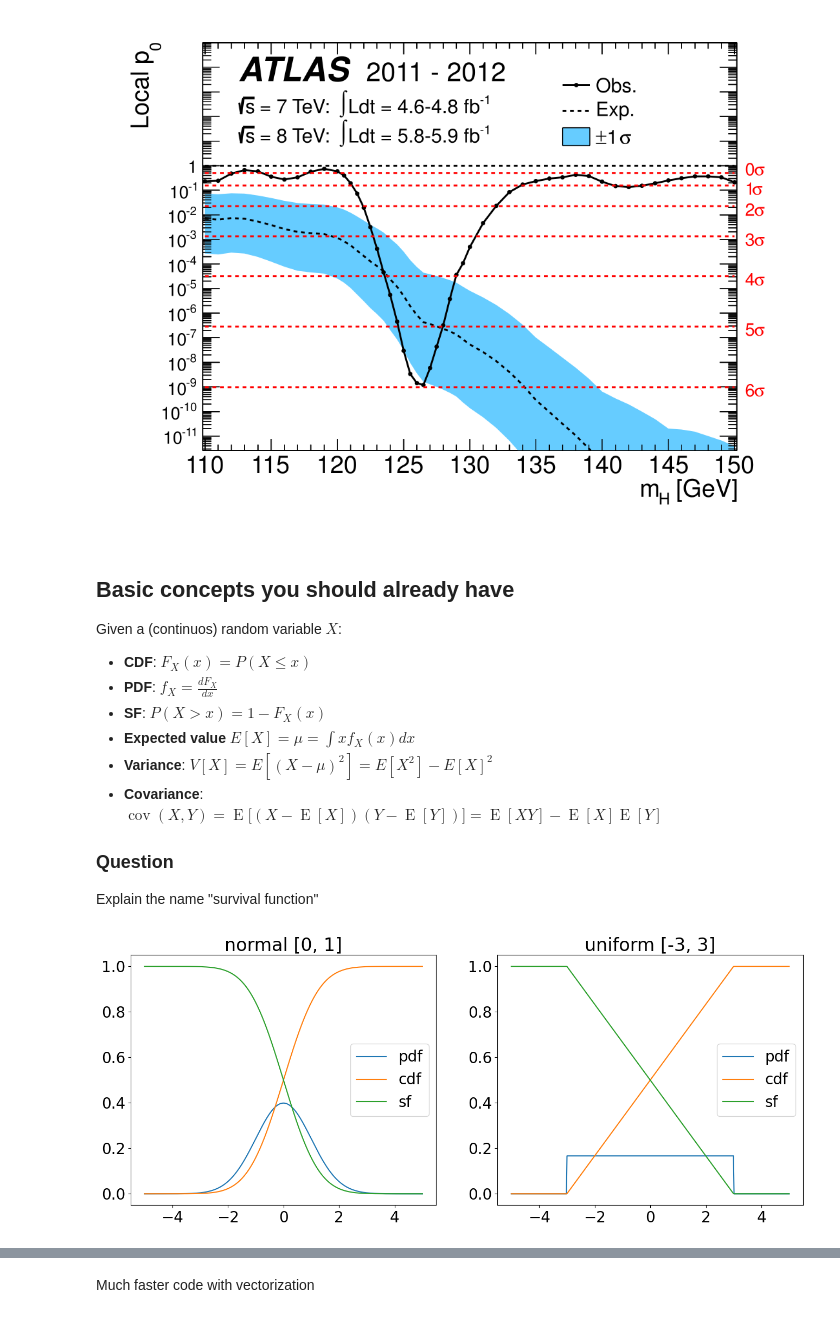
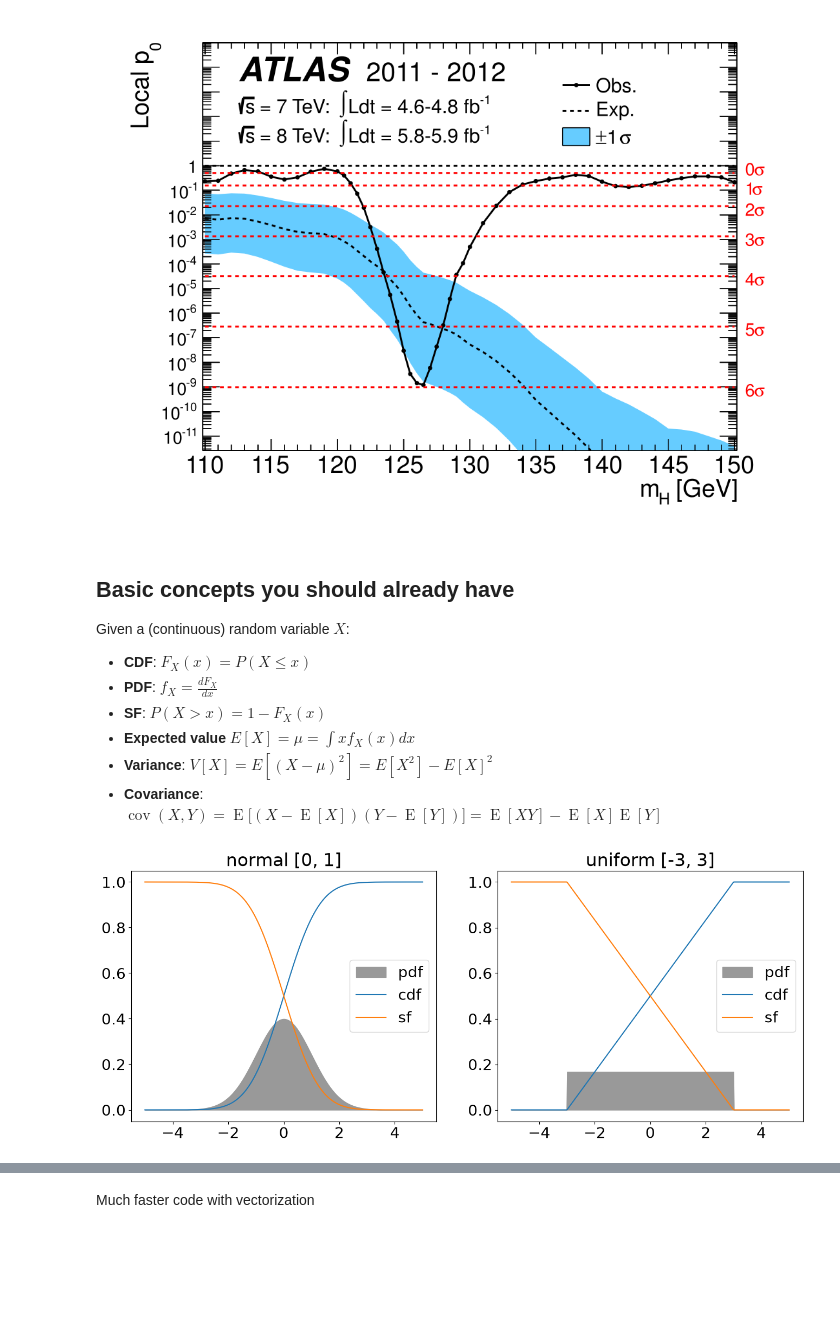
Before and after one commit to wiso/StatisticsLectures, a Jupyter notebook: Lecture1.ipynb, the cells around one changed output, grey strips where cells are left out. Saved outputs shown, nothing was run; the diff lists cells and outputs as text; code cells hidden in the pictures; blank space fills up the shorter version.

```diff
--- a/Lecture1.ipynb
+++ b/Lecture1.ipynb
@@ -99,7 +84,7 @@ Image('higgs_discovery.png', width='80%')
 # %% [markdown]
 ## Basic concepts you should already have
 
-Given a (continuos) random variable $X$:
+Given a (continuous) random variable $X$:
    * <strong>CDF</strong>: $F_X(x) = P(X\leq x)$
    * <strong>PDF</strong>: $f_X = \frac{dF_X}{dx}$
    * <strong>SF</strong>: $P(X>x) = 1 - F_X(x)$
@@ -108,23 +93,19 @@ Given a (continuos) random variable $X$:
    * <strong>Variance</strong>: $V[X] = E[(X - \mu)^2]=E[X^2]-E[X]^2$
    * <strong>Covariance</strong>:
    $\operatorname{cov}(X,Y) = \operatorname{E}{\big[(X - \operatorname{E}[X])(Y - \operatorname{E}[Y])\big]} =  \operatorname{E}\left[X Y\right] - \operatorname{E}\left[X\right]\operatorname{E}\left[Y\right]$
-
-
-### Question
-Explain the name "survival function"
 # %%
 fig, axs = plt.subplots(1, 2, figsize=(16, 6))
 x = np.linspace(-5, 5, 500)
 dists = stats.norm(0, 1), stats.uniform(-3, 6)
 labels = "normal [0, 1]", "uniform [-3, 3]"
 for ax, dist, label in zip(axs, dists, labels):
-    ax.plot(x, dist.pdf(x), label='pdf')
+    ax.fill_between(x, dist.pdf(x), label='pdf', color='0.6')
     ax.plot(x, dist.cdf(x), label='cdf')
     ax.plot(x, dist.sf(x), label='sf')
     ax.legend()
     ax.set_title(label)
 # %% [output]
-[figure, old version]
+[figure, new version]
 # %%
 fig
 # %% [output]
```
Also changed, not shown: parts of 56 cells of this notebook.
